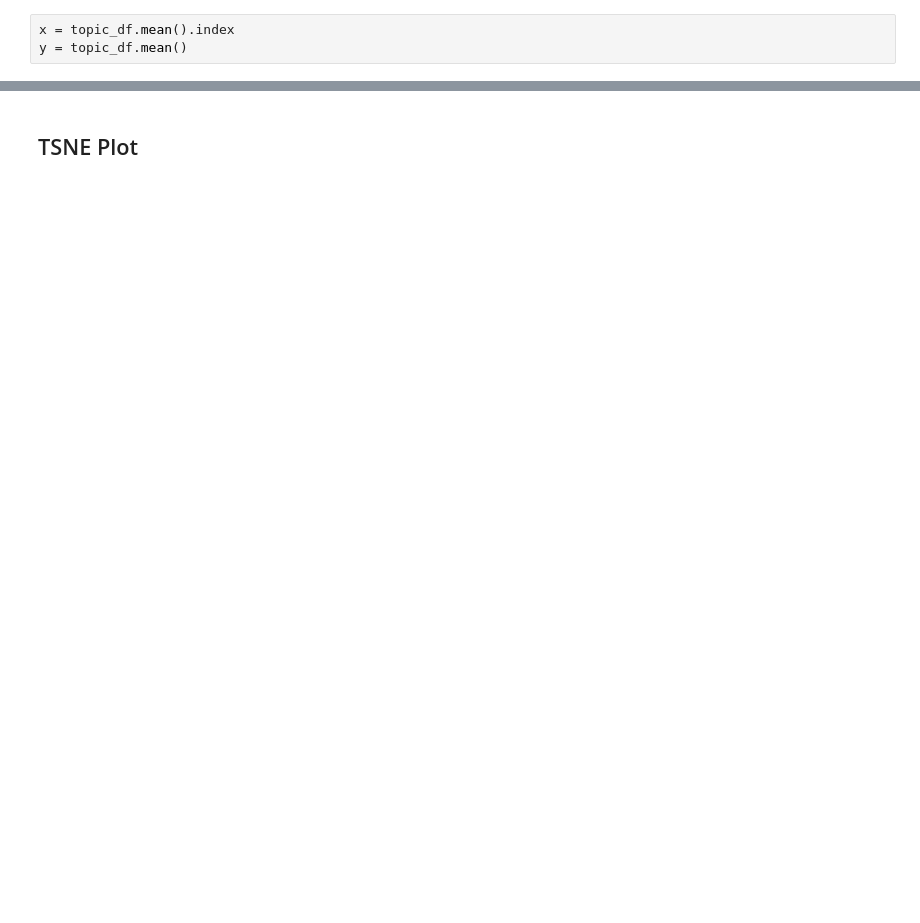
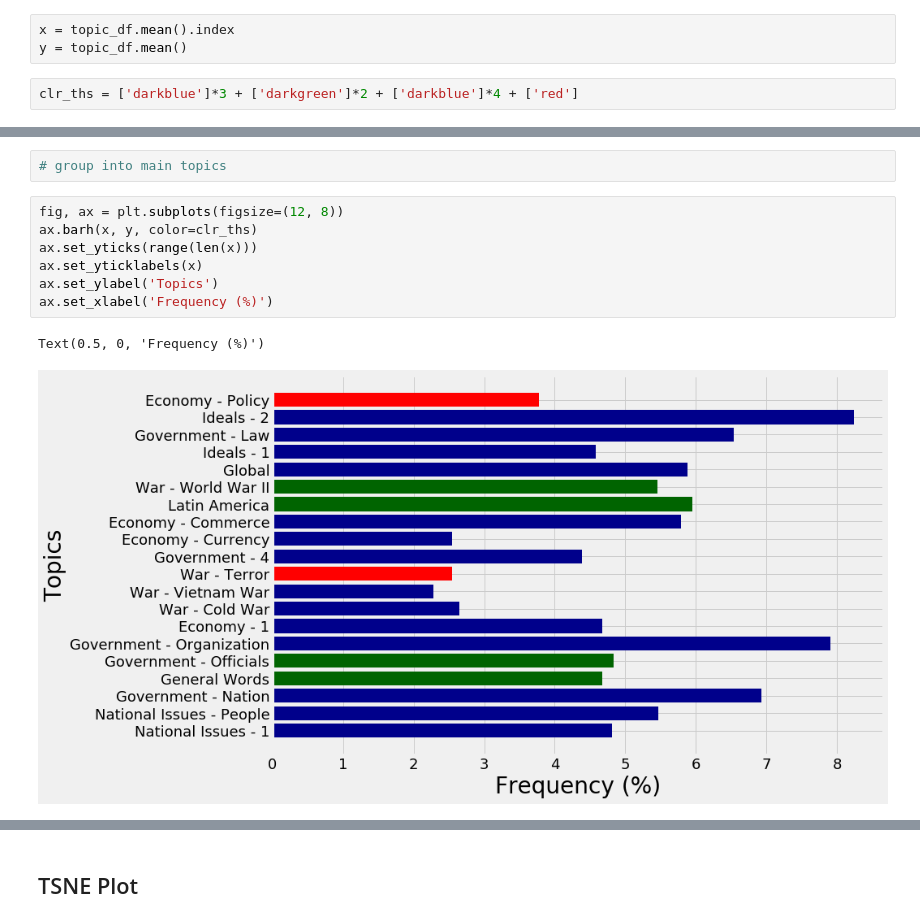
Before and after one commit to kevscon/Project-4, a Jupyter notebook: topic_modeling.ipynb, the cells around one changed output, grey strips where cells are left out. Cells and saved outputs as stored; diff of their text form; blank space fills up the shorter version.

```diff
--- a/topic_modeling.ipynb
+++ b/topic_modeling.ipynb
@@ -190,3 +261,5 @@ gov_color = 'purple'
 # %%
 x = topic_df.mean().index
 y = topic_df.mean()
+# %%
+clr_ths = ['darkblue']*3 + ['darkgreen']*2 + ['darkblue']*4 + ['red']
@@ -193,2 +286,14 @@ y = topic_df.mean()
+# %%
+# group into main topics
+# %%
+fig, ax = plt.subplots(figsize=(12, 8))
+ax.barh(x, y, color=clr_ths)
+ax.set_yticks(range(len(x)))
+ax.set_yticklabels(x)
+ax.set_ylabel('Topics')
+ax.set_xlabel('Frequency (%)')
+# %% [output]
+Text(0.5, 0, 'Frequency (%)')
+[figure, added]
 # %%
 fig, ax = plt.subplots(figsize=(12, 8))
```
Also changed, not shown: parts of 25 cells of this notebook, 1 other file.
